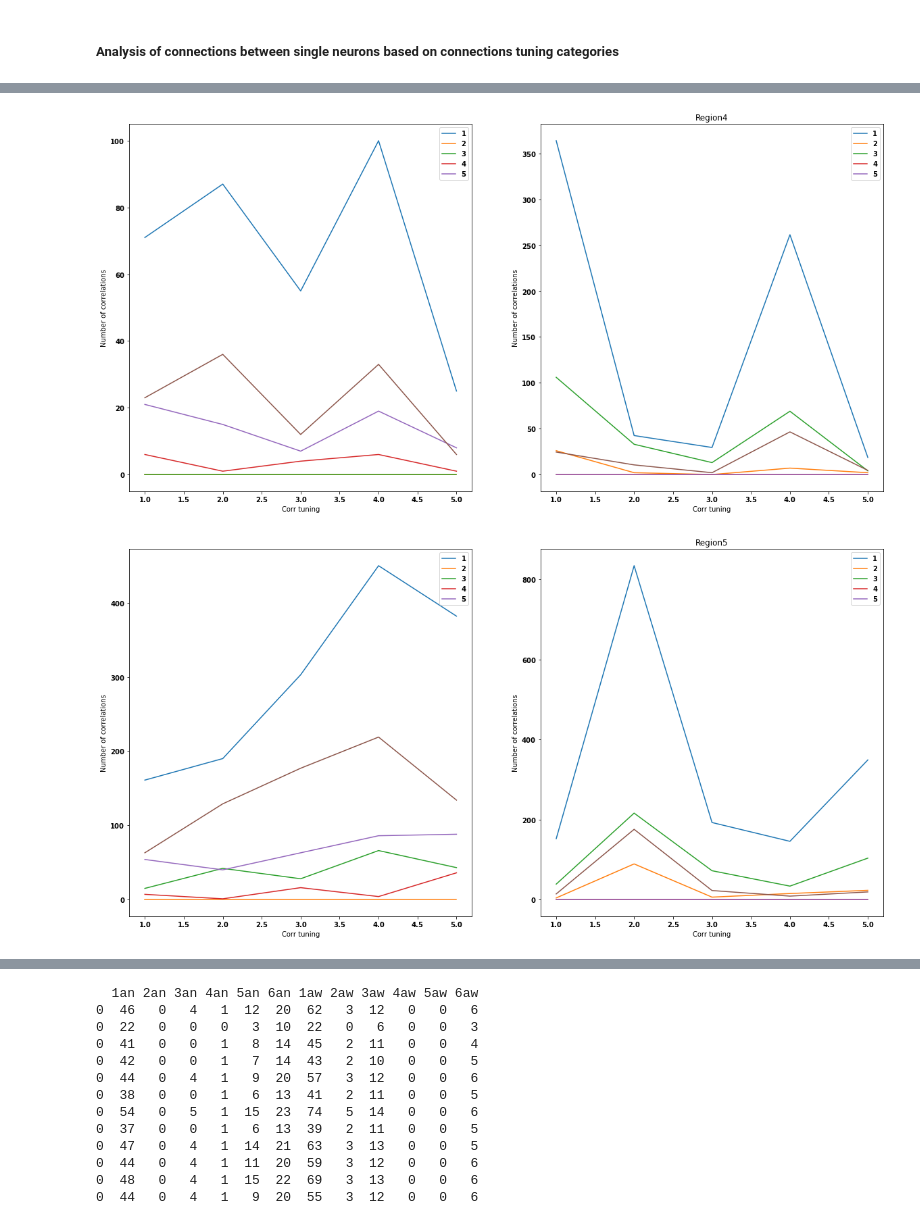
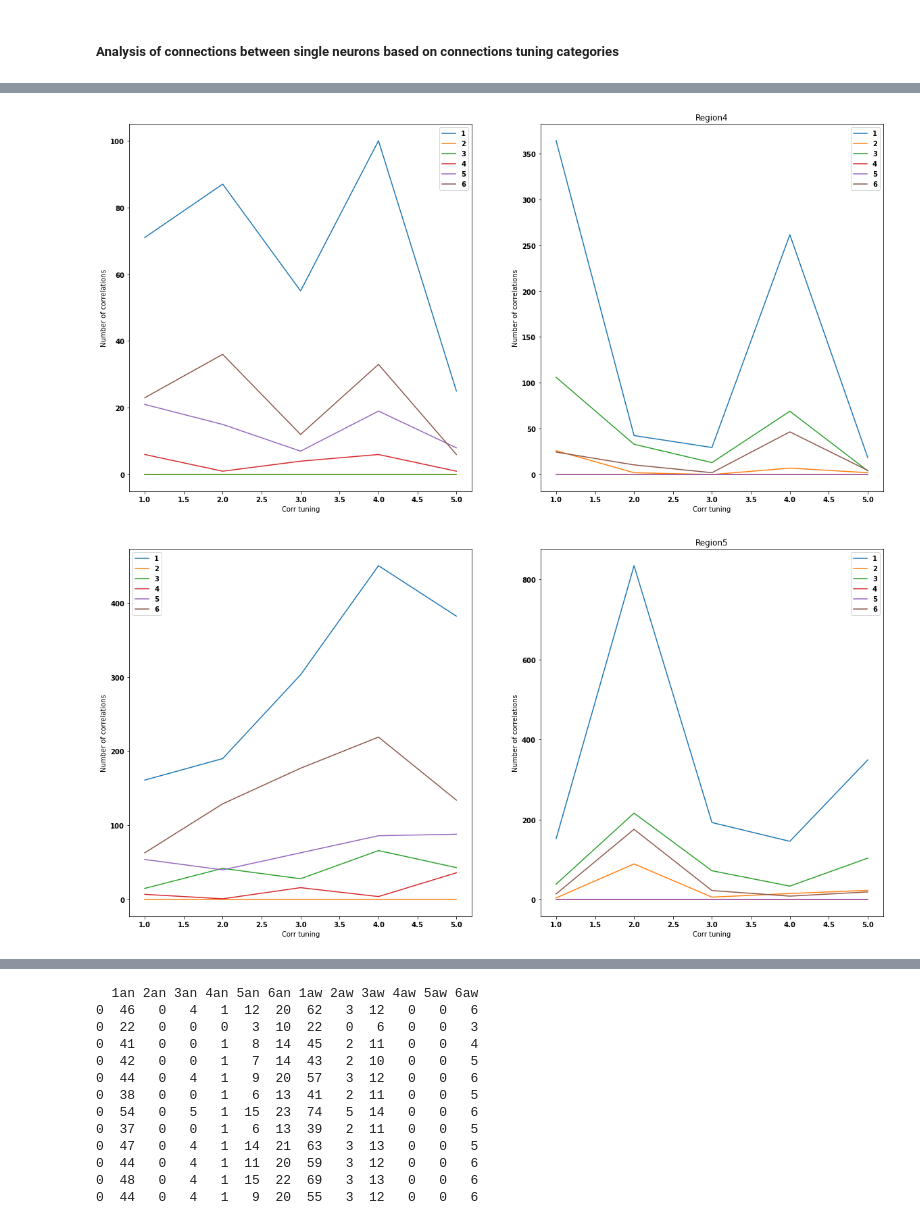
Before and after one commit to nedeljkovicmajaa/LMU_neuroscience, a Jupyter notebook: noise_correlation.ipynb, the cells around one changed output, grey strips where cells are left out. Saved outputs shown, nothing was run; the diff lists cells and outputs as text; code cells hidden in the pictures.

```diff
--- a/noise_correlation.ipynb
+++ b/noise_correlation.ipynb
@@ -90,18 +95,39 @@ ind_load = sio.loadmat('C:/Users/Zephyrus/Desktop/blFinalHit.mat')['blFinalHit']
 # %%
+'''
 list1 = sio.loadmat('C:/Users/Zephyrus/Desktop/indicesSession1.mat')['indSess1']
 list2 = sio.loadmat('C:/Users/Zephyrus/Desktop/List2.mat')['List2']
 list3 = sio.loadmat('C:/Users/Zephyrus/Desktop/List3.mat')['List3']
 list4 = sio.loadmat('C:/Users/Zephyrus/Desktop/List4.mat')['List4']
+'''
+
+list1 = sio.loadmat('C:/Users/m.nedeljkovic/Desktop/indicesSession1.mat')['indSess1']
+list2 = sio.loadmat('C:/Users/m.nedeljkovic/Desktop/List2.mat')['List2']
+list3 = sio.loadmat('C:/Users/m.nedeljkovic/Desktop/List3.mat')['List3']
+list4 = sio.loadmat('C:/Users/m.nedeljkovic/Desktop/List4.mat')['List4']
 # %%
+'''
 tune1 = sio.loadmat('C:/Users/Zephyrus/Desktop/tuneSpec1.mat')['tuneSpecificity1']
 tune2 = sio.loadmat('C:/Users/Zephyrus/Desktop/tuneSpec2.mat')['tuneSpecificity2']
 tune3 = sio.loadmat('C:/Users/Zephyrus/Desktop/tuneSpec3.mat')['tuneSpecificity3']
 tune4 = sio.loadmat('C:/Users/Zephyrus/Desktop/tuneSpec4.mat')['tuneSpecificity4']
+'''
+
+tune1 = sio.loadmat('C:/Users/m.nedeljkovic/Desktop/tuneSpec1.mat')['tuneSpecificity1']
+tune2 = sio.loadmat('C:/Users/m.nedeljkovic/Desktop/tuneSpec2.mat')['tuneSpecificity2']
+tune3 = sio.loadmat('C:/Users/m.nedeljkovic/Desktop/tuneSpec3.mat')['tuneSpecificity3']
+tune4 = sio.loadmat('C:/Users/m.nedeljkovic/Desktop/tuneSpec4.mat')['tuneSpecificity4']
 # %%
+'''
 tune1_cat = sio.loadmat('C:/Users/Zephyrus/Desktop/tuneCat1.mat')['tuneCat1']
 tune2_cat = sio.loadmat('C:/Users/Zephyrus/Desktop/tuneCat2.mat')['tuneCat2']
 tune3_cat = sio.loadmat('C:/Users/Zephyrus/Desktop/tuneCat3.mat')['tuneCat3']
 tune4_cat = sio.loadmat('C:/Users/Zephyrus/Desktop/tuneCat4.mat')['tuneCat4']
+'''
+
+tune1_cat = sio.loadmat('C:/Users/m.nedeljkovic/Desktop/tuneCat1.mat')['tuneCat1']
+tune2_cat = sio.loadmat('C:/Users/m.nedeljkovic/Desktop/tuneCat2.mat')['tuneCat2']
+tune3_cat = sio.loadmat('C:/Users/m.nedeljkovic/Desktop/tuneCat3.mat')['tuneCat3']
+tune4_cat = sio.loadmat('C:/Users/m.nedeljkovic/Desktop/tuneCat4.mat')['tuneCat4']
 # %%
 lista = [[k[0] for k in list1], [k[0] for k in list2], [k[0] for k in list3], [k[0] for k in list4]]
 tune = [tune1, tune2, tune3, tune4]
@@ -361,14 +387,19 @@ for trial in range(1,len(index)):
 
             df_an_line = df_corr_an.unstack()
             so1 = df_an_line.sort_values(kind="quicksort")
+            so1 = so1.drop(so1[so1 == 1].index.tolist())
+
             df_aw_line = df_corr_aw.unstack()
             so2 = df_aw_line.sort_values(kind="quicksort")
-
+            so2 = so2.drop(so2[so2 == 1].index.tolist())
 
             ax[speaker%3][speaker//3].set_xlim([-1, 1])
             ax[speaker%3][speaker//3].set_xlabel('correlation')
-            ax[speaker%3][speaker//3].set_ylabel('number of correlated pairs')
-            ax[speaker%3][speaker//3].set_title('speaker ' + str(speaker+1))
+            ax[speaker%3][speaker//3].set_ylabel('scaled num of corr pairs')
+            if(speaker==5):
+                ax[speaker%3][speaker//3].set_title('averaged data')
+            else:
+                ax[speaker%3][speaker//3].set_title('tuning to ' + str(-speaker*30 + 30))
 
             sns.distplot(so1, hist=True, color="b", ax=ax[speaker%3][speaker//3])
             sns.distplot(so2, hist=True, color="r", ax=ax[speaker%3][speaker//3])
@@ -381,5 +412,6 @@ for trial in range(1,len(index)):
                     hspace=0.4)
 
         break
+
     break
 # %% [output]
@@ -1040,7 +1087,7 @@ for trial in range(1,len(index)):
                 an_spectun[an_spectun['idxmax'] == j][all_speakan_corr['tune_1'] == all_speakan_corr['tune_2']].shape[0]/2)
 
             ax1.plot(range(1,6), num_tun)
-        ax1.legend(['1', '2', '3', '4', '5'])
+        ax1.legend(['1', '2', '3', '4', '5', '6'])
         ax1.set_xlabel('Corr tuning');ax1.set_ylabel('Number of correlations')
 
         #plotting aw tuning
@@ -1055,7 +1102,7 @@ for trial in range(1,len(index)):
                 aw_spectun[aw_spectun['idxmax'] == j][all_speakaw_corr['tune_1'] == all_speakaw_corr['tune_2']].shape[0]/2)
 
             ax2.plot(range(1,6), num_tun)
-        ax2.legend(['1', '2', '3', '4', '5'])
+        ax2.legend(['1', '2', '3', '4', '5', '6'])
         ax2.set_xlabel('Corr tuning');ax2.set_ylabel('Number of correlations')
 
         title = "Region" + str(reg)
@@ -1078,2 +1125,2 @@ for trial in range(1,len(index)):
-[figure, old version]
+[figure, new version]
-[figure, old version]
+[figure, new version]
```
Also changed, not shown: parts of 13 cells of this notebook, 5 other files.
